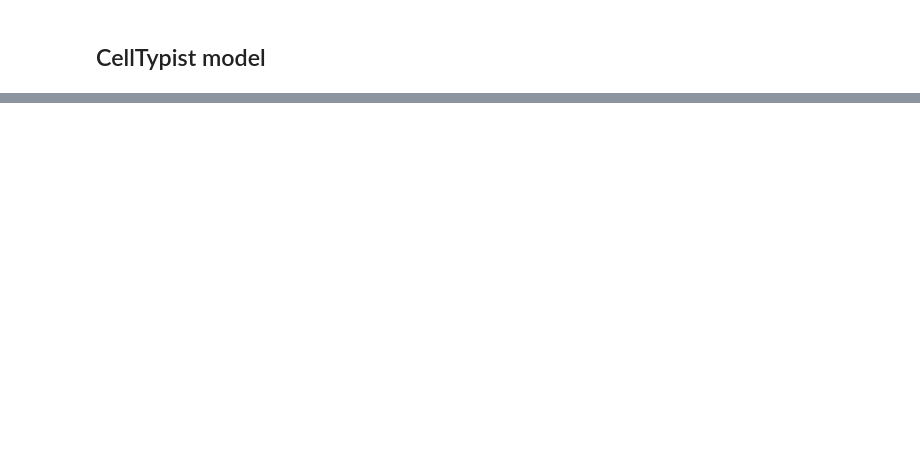
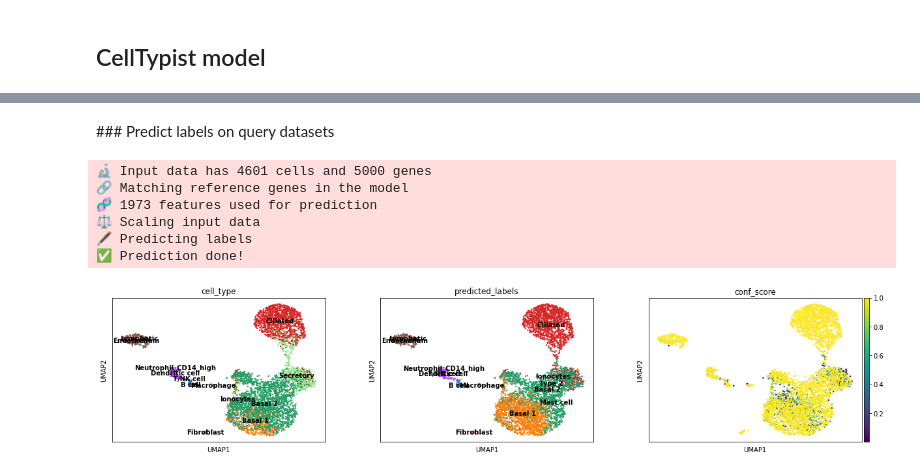
Before and after one commit to MarioniLab/oor_design_reproducibility, a Jupyter notebook: notebooks/lung_demo.ipynb, the cells around one changed output, grey strips where cells are left out. Drawn from its saved outputs; the diff is of its cells as text; code cells hidden in the pictures; blank space fills up the shorter version.

```diff
--- a/notebooks/lung_demo.ipynb
+++ b/notebooks/lung_demo.ipynb
@@ -216,3 +188,6 @@ import celltypist
+# %%
+adata_ref = sc.read_h5ad(outpath + sim_id + '.reference.h5ad')
+adata_merged = sc.read_h5ad(outpath + sim_id + '.coembedding_queries.h5ad')
 # %%
 adata_ref.X = adata_ref.layers['counts'].copy()
 sc.pp.normalize_total(adata_ref, target_sum=10000)
@@ -223,0 +208,23 @@ new_model = celltypist.train(adata_ref, labels = 'cell_type', n_jobs = 10, featu
+# %% [markdown]
+### Predict labels on query datasets
+# %%
+adata_merged.X = adata_merged.layers['counts'].copy()
+sc.pp.normalize_total(adata_merged, target_sum=10000)
+sc.pp.log1p(adata_merged)
+# %%
+predictions = celltypist.annotate(adata_merged,
+                                  model = outpath + sim_id + '.celltypist_model.pkl',
+                                  majority_voting = False)
+# %% [output]
+🔬 Input data has 4601 cells and 5000 genes
+🔗 Matching reference genes in the model
+🧬 1973 features used for prediction
+⚖️ Scaling input data
+🖋️ Predicting labels
+✅ Prediction done!
+# %%
+adata_merged = predictions.to_adata()
+# %%
+sc.pl.umap(adata_merged, color = ['cell_type', 'predicted_labels', 'conf_score'], legend_loc = 'on data')
+# %% [output]
+[figure, added]
```
Also changed, not shown: parts of 33 cells of this notebook, 3 other files.
